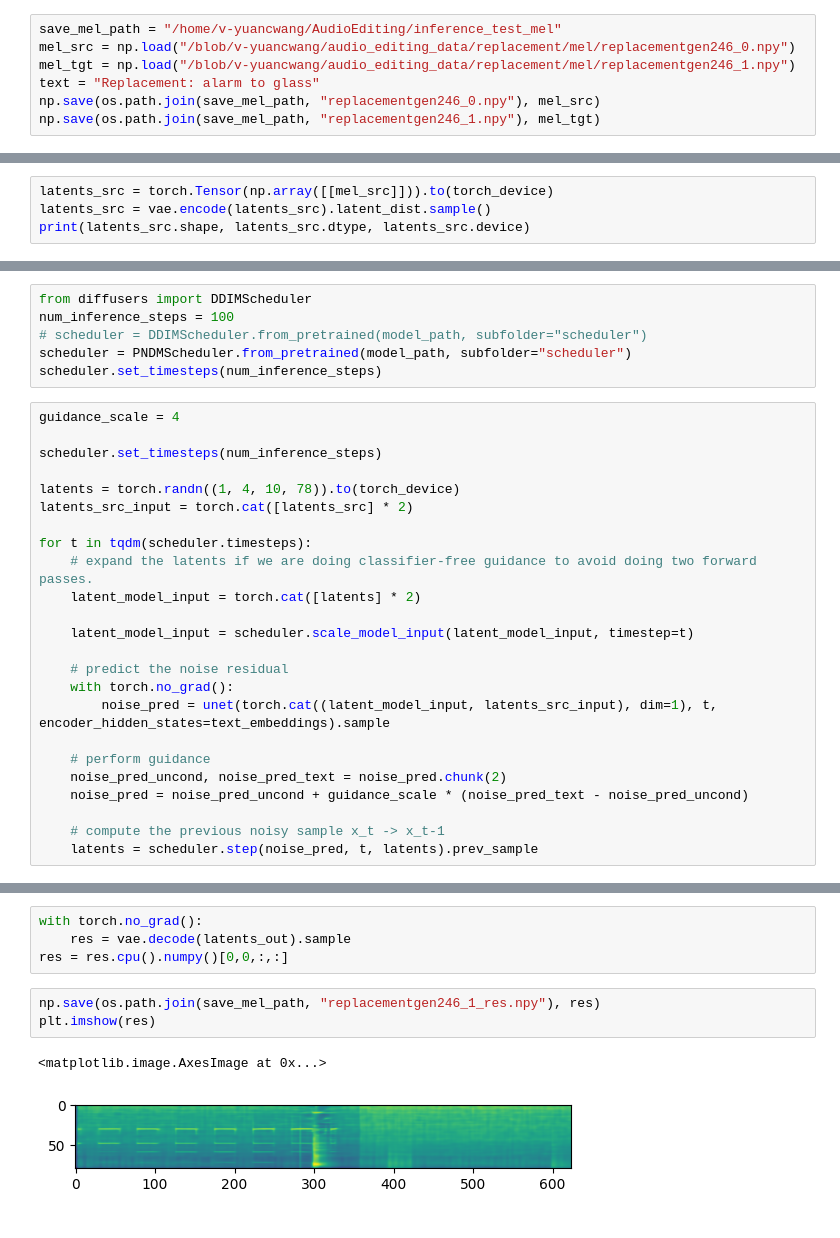
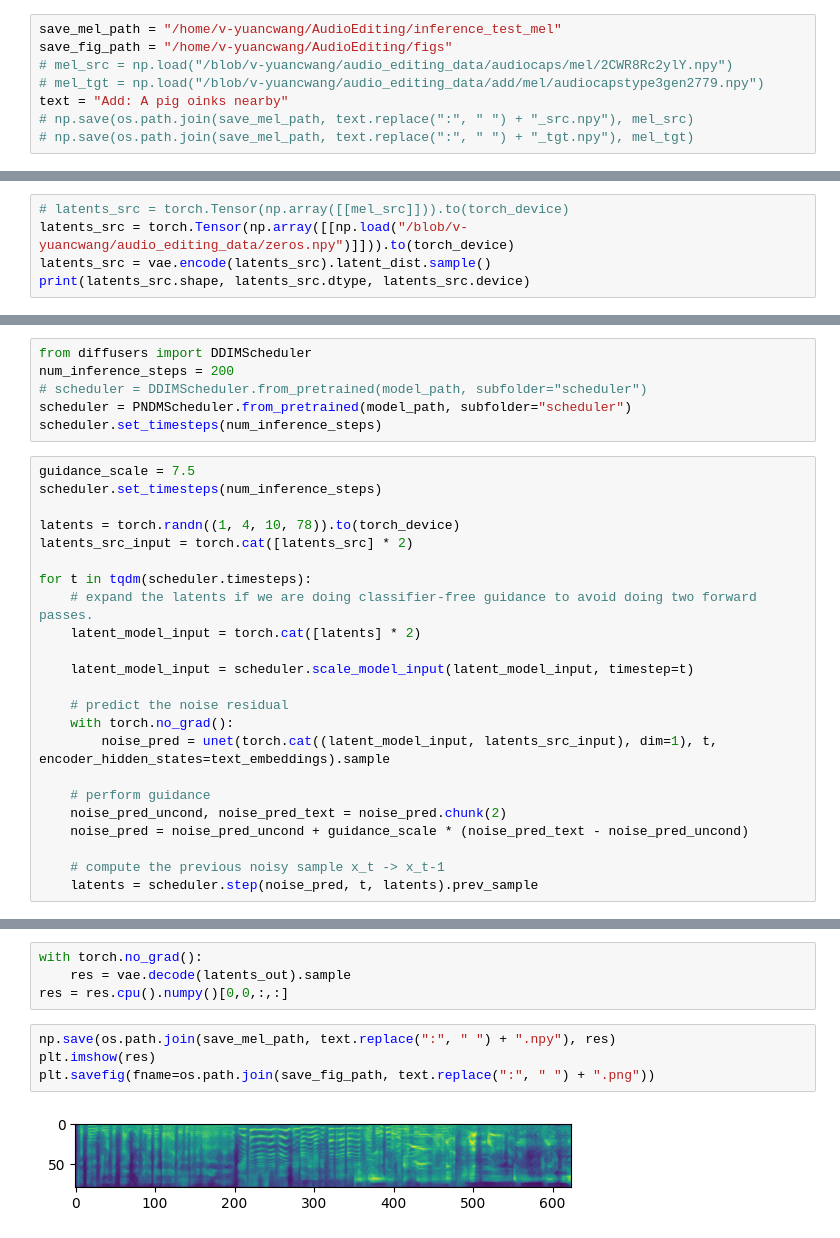
Before and after one commit to HeCheng0625/AudioEditing, a Jupyter notebook: Inference.ipynb, the cells around one changed output, grey strips where cells are left out. Saved outputs shown, nothing was run; the diff lists cells and outputs as text.

```diff
--- a/Inference.ipynb
+++ b/Inference.ipynb
@@ -31,8 +32,9 @@ unet.requires_grad_(False)
 text_encoder.requires_grad_(False)
 # %%
 save_mel_path = "/home/v-yuancwang/AudioEditing/inference_test_mel"
-mel_src = np.load("/blob/v-yuancwang/audio_editing_data/replacement/mel/replacementgen246_0.npy")
-mel_tgt = np.load("/blob/v-yuancwang/audio_editing_data/replacement/mel/replacementgen246_1.npy")
-text = "Replacement: alarm to glass"
-np.save(os.path.join(save_mel_path, "replacementgen246_0.npy"), mel_src)
-np.save(os.path.join(save_mel_path, "replacementgen246_1.npy"), mel_tgt)
+save_fig_path = "/home/v-yuancwang/AudioEditing/figs"
+# mel_src = np.load("/blob/v-yuancwang/audio_editing_data/audiocaps/mel/2CWR8Rc2ylY.npy")
+# mel_tgt = np.load("/blob/v-yuancwang/audio_editing_data/add/mel/audiocapstype3gen2779.npy")
+text = "Add: A pig oinks nearby"
+# np.save(os.path.join(save_mel_path, text.replace(":", " ") + "_src.npy"), mel_src)
+# np.save(os.path.join(save_mel_path, text.replace(":", " ") + "_tgt.npy"), mel_tgt)
@@ -64,18 +66,18 @@ torch.Size([1, 6, 768])
 # %%
-latents_src = torch.Tensor(np.array([[mel_src]])).to(torch_device)
+# latents_src = torch.Tensor(np.array([[mel_src]])).to(torch_device)
+latents_src = torch.Tensor(np.array([[np.load("/blob/v-yuancwang/audio_editing_data/zeros.npy")]])).to(torch_device)
 latents_src = vae.encode(latents_src).latent_dist.sample()
 print(latents_src.shape, latents_src.dtype, latents_src.device)
 # %% [output]
 torch.Size([1, 4, 10, 78]) torch.float32 cuda:0
 # %%
 from diffusers import DDIMScheduler
-num_inference_steps = 100
+num_inference_steps = 200
 # scheduler = DDIMScheduler.from_pretrained(model_path, subfolder="scheduler")
 scheduler = PNDMScheduler.from_pretrained(model_path, subfolder="scheduler")
 scheduler.set_timesteps(num_inference_steps)
 # %%
-guidance_scale = 4
-
+guidance_scale = 7.5
 scheduler.set_timesteps(num_inference_steps)
 
 latents = torch.randn((1, 4, 10, 78)).to(torch_device)
@@ -104,9 +106,9 @@ with torch.no_grad():
     res = vae.decode(latents_out).sample
 res = res.cpu().numpy()[0,0,:,:]
 # %%
-np.save(os.path.join(save_mel_path, "replacementgen246_1_res.npy"), res)
+np.save(os.path.join(save_mel_path, text.replace(":", " ") + ".npy"), res)
 plt.imshow(res)
+plt.savefig(fname=os.path.join(save_fig_path, text.replace(":", " ") + ".png"))
 # %% [output]
-<matplotlib.image.AxesImage at 0x...>
-[figure, old version]
+[figure, new version]
 # %%
```
Also changed, not shown: parts of 8 cells of this notebook, 3 other files.
